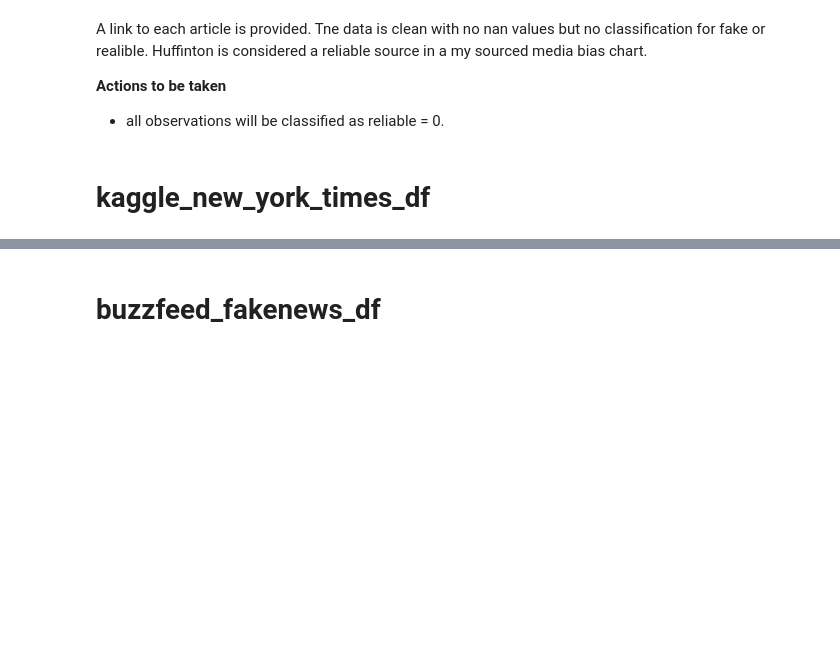
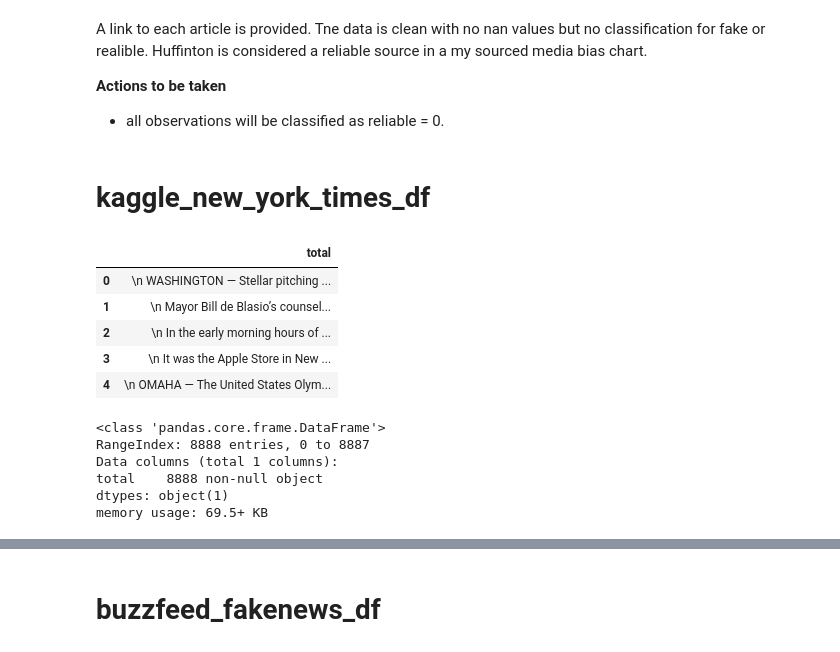
Before and after one commit to LaurentStar/Cap-Stone, a Jupyter notebook: exploratory_data_analysis.ipynb, the cells around one changed output, grey strips where cells are left out. Drawn from its saved outputs; the diff is of its cells as text; code cells hidden in the pictures; blank space fills up the shorter version.

```diff
--- a/exploratory_data_analysis.ipynb
+++ b/exploratory_data_analysis.ipynb
@@ -191,3 +192,21 @@ A link to each article is provided. Tne data is clean with no nan values but no
 - all observations will be classified as reliable = 0.
 # %% [markdown]
 # kaggle_new_york_times_df
+# %%
+kaggle_new_york_times_df.head()
+# %% [output]
+|  | total |
+| 0 | \n WASHINGTON — Stellar pitching ... |
+| 1 | \n Mayor Bill de Blasio’s counsel... |
+| 2 | \n In the early morning hours of ... |
+| 3 | \n It was the Apple Store in New ... |
+| 4 | \n OMAHA — The United States Olym... |
+# %%
+kaggle_new_york_times_df.info()
+# %% [output]
+<class 'pandas.core.frame.DataFrame'>
+RangeIndex: 8888 entries, 0 to 8887
+Data columns (total 1 columns):
+total    8888 non-null object
+dtypes: object(1)
+memory usage: 69.5+ KB
```
Also changed, not shown: parts of 11 cells of this notebook, 1 other file.
